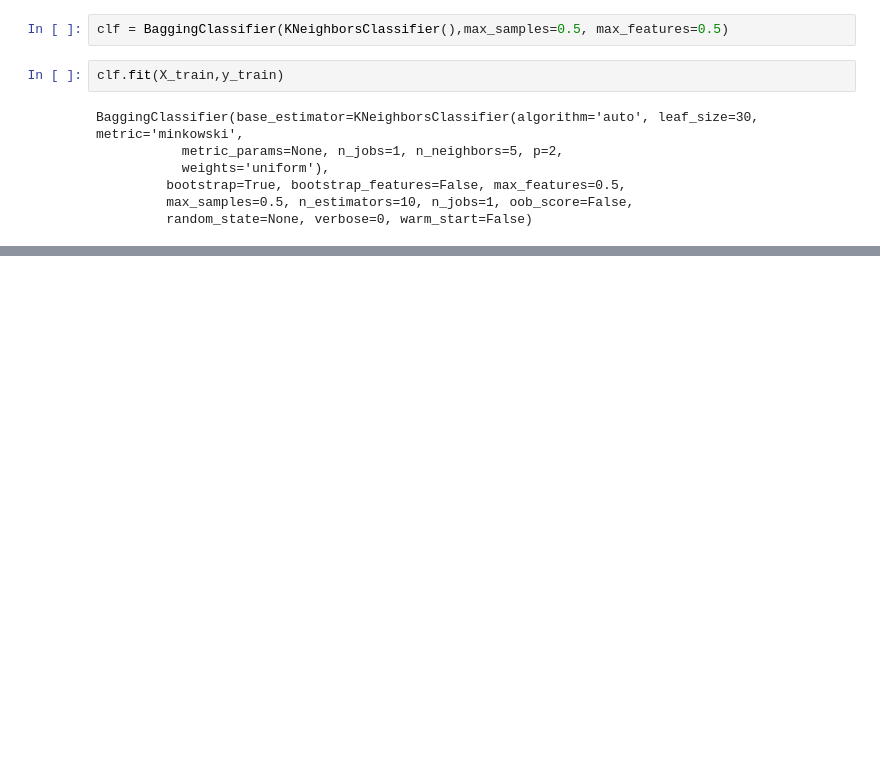
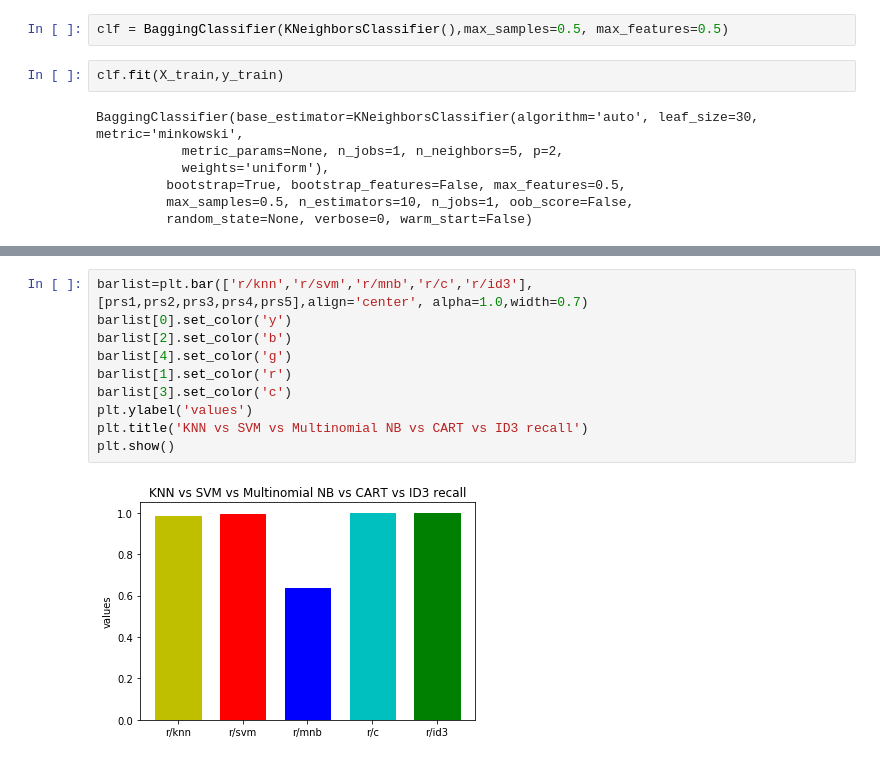
Before and after one commit to sylvester-francis/machine-learning-J-component, a Jupyter notebook: ML-J Component.ipynb, the cells around one changed output, grey strips where cells are left out. Drawn from its saved outputs; the diff is of its cells as text; blank space fills up the shorter version.

```diff
--- a/ML-J Component.ipynb
+++ b/ML-J Component.ipynb
@@ -625,0 +718,12 @@ Accuracy of Bagging KNN Classifier: 99.89
+# %%
+barlist=plt.bar(['r/knn','r/svm','r/mnb','r/c','r/id3'],[prs1,prs2,prs3,prs4,prs5],align='center', alpha=1.0,width=0.7)
+barlist[0].set_color('y')
+barlist[2].set_color('b')
+barlist[4].set_color('g')
+barlist[1].set_color('r')
+barlist[3].set_color('c')
+plt.ylabel('values')
+plt.title('KNN vs SVM vs Multinomial NB vs CART vs ID3 recall')
+plt.show()
+# %% [output]
+[figure, added]
```
Also changed, not shown: parts of 36 cells of this notebook, 1 other file.
